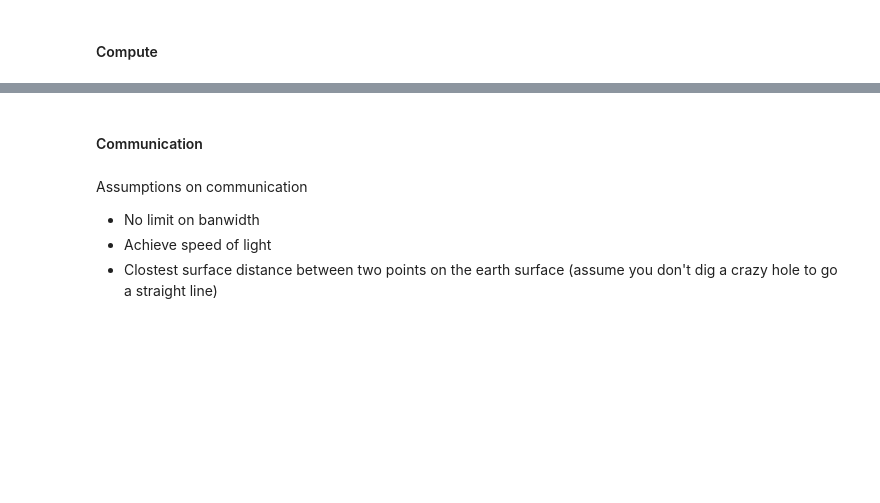
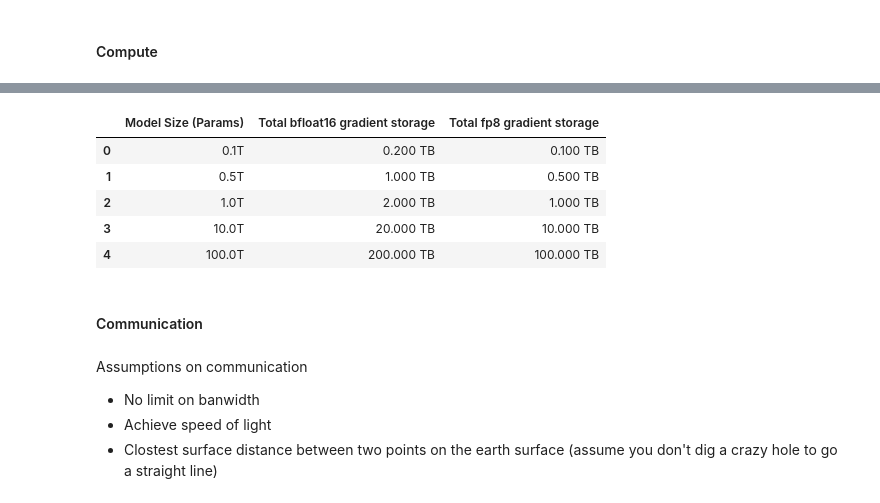
Before and after one commit to xrsrke/hf-notebooks, a Jupyter notebook: diloco/03_diloco.ipynb, the cells around one changed output, grey strips where cells are left out. Saved outputs shown, nothing was run; the diff lists cells and outputs as text; code cells hidden in the pictures; blank space fills up the shorter version.

```diff
--- a/diloco/03_diloco.ipynb
+++ b/diloco/03_diloco.ipynb
@@ -85,3 +107,12 @@ final_df_compute
+# %%
+df_mem
+# %% [output]
+|  | Model Size (Params) | Total bfloat16 gradient storage | Total fp8 gradient storage |
+| 0 | 0.1T | 0.200 TB | 0.100 TB |
+| 1 | 0.5T | 1.000 TB | 0.500 TB |
+| 2 | 1.0T | 2.000 TB | 1.000 TB |
+| 3 | 10.0T | 20.000 TB | 10.000 TB |
+| 4 | 100.0T | 200.000 TB | 100.000 TB |
 # %% [markdown]
 #### Communication
 # %% [markdown]
```
Also changed, not shown: parts of 13 cells of this notebook, 2 other files.
